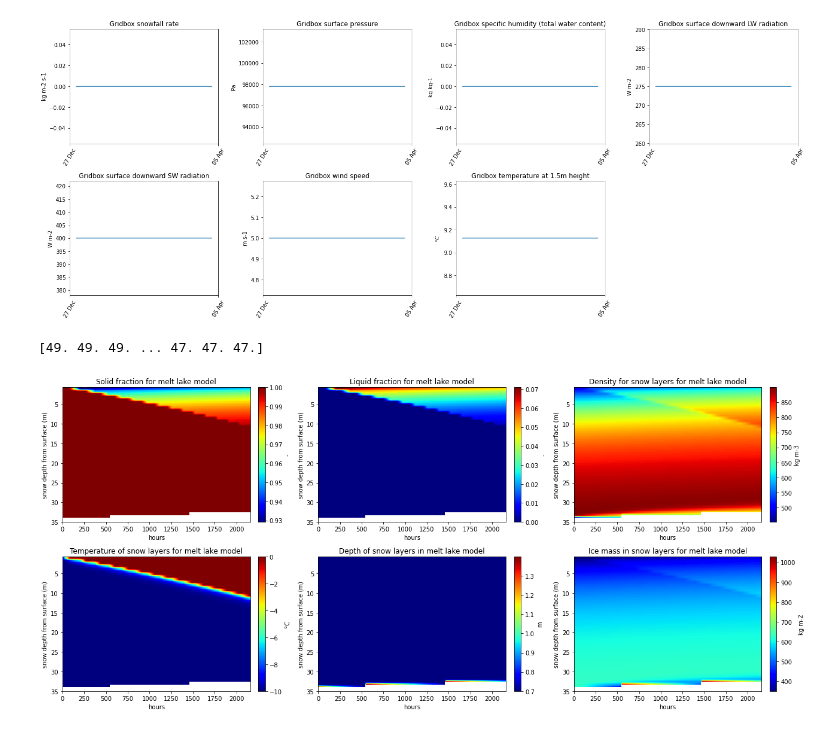
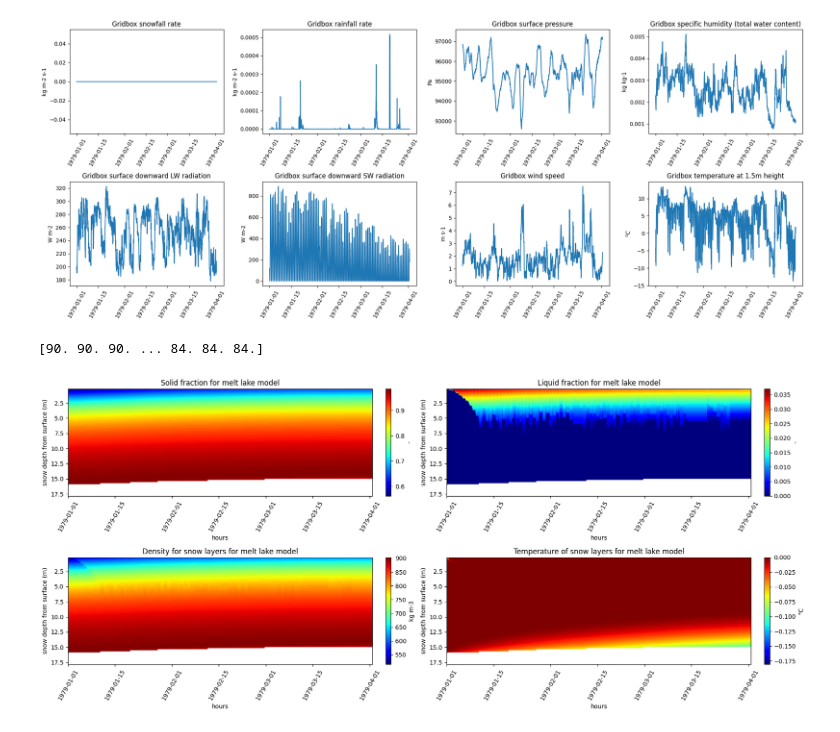
Before and after one commit to sarahshannon-uor/monarchs_jules, a Jupyter notebook: jules/plot_vars_racc.ipynb, the cells around one changed output. Drawn from its saved outputs; the diff is of its cells as text; code cells hidden in the pictures.

Commit message:
Plot jules era5 runs on racc2

```diff
--- a/jules/plot_vars_racc.ipynb
+++ b/jules/plot_vars_racc.ipynb
@@ -12,16 +12,16 @@ register_matplotlib_converters()
 
 home       = os.path.expanduser("~")
 yaml_path  = os.path.join(home, 'dirpaths.yaml')
-data_dir   = yaml.safe_load(open(yaml_path))['DATA_PATH']
+data_dir   = yaml.safe_load(open(yaml_path))['CPOM2_PATH']
 
-fname      = 'era5_warm.vars.nc'
-fpath      = os.path.join(data_dir, 'jules', 'output', 'era5_larsen_b_grid_point', fname)
+fname      = 'era5.vars.nc'
+fpath      = os.path.join(data_dir, 'jules', 'output', 'jules_vn7.9','era5_gridded_meltlake', fname)
 output     = nc.Dataset(fpath, 'r')
-start_time = pd.Timestamp('2013-01-01 00:00')
+start_time = pd.Timestamp('1979-01-01 00:00')
 # %%
 # plot all vars with dimensions (time, y, x)
 #gb_vars = [v for v in output.variables if output.variables[v].dimensions == ('time', 'y', 'x')]
-gb_vars = ['snowfall','pstar','qw1','lw_down','sw_down','wind','t1p5m_gb']
+gb_vars = ['snowfall','rainfall','pstar','qw1','lw_down','sw_down','wind','t1p5m_gb']
 
 fig, axes = plt.subplots(-(-len(gb_vars) // 4), 4, figsize=(20, 4 * ((len(gb_vars) + 3) // 4)))
 axes = axes.flat
@@ -31,7 +31,7 @@ for ax, v in zip(axes, gb_vars):
 
 
     units = getattr(output[v], 'units', '')
-    time = pd.date_range(start=start_time, periods=len(data), freq='H')
+    time = pd.date_range(start=start_time, periods=len(data), freq='h')
 
     if v == 't1p5m_gb':
         data -= 273.15
@@ -41,8 +41,8 @@ for ax, v in zip(axes, gb_vars):
     ax.set_title(getattr(output[v], 'long_name', v))
     ax.set_ylabel(units)
 
-    ax.xaxis.set_major_locator(mdates.DayLocator(interval=360))
-    ax.xaxis.set_major_formatter(mdates.DateFormatter('%d %b'))
+    #ax.xaxis.set_major_locator(mdates.DayLocator(interval=360))
+    #ax.xaxis.set_major_formatter(mdates.DateFormatter('%d %b'))
 
 
     ax.tick_params(axis='x', rotation=60)
@@ -53,55 +53,66 @@ for ax in axes[len(gb_vars):]:
 plt.tight_layout()
 plt.show()
 # %% [output]
-[figure, old version]
+[figure, new version]
 # %%
 nsnow = output['nsnow'][:, 8, 0, 0]
 print(nsnow)
 # %% [output]
-[49. 49. 49. ... 47. 47. 47.]
+[90. 90. 90. ... 84. 84. 84.]
 # %%
-depth = np.arange(35, 0, -0.7)
+depth = np.arange(18, 0, -0.18)
 
-snow_vars = [v for v in output.variables
-             if output.variables[v].dimensions == ('time', 'snow_ml', 'tile', 'y', 'x')]
+#snow_vars = [v for v in output.variables
+#             if output.variables[v].dimensions == ('time', 'snow_ml', 'tile', 'y', 'x')]
 
-fig, axes = plt.subplots(2, 3, figsize=(18, 8))
+snow_vars = ['sfrac_ml', 'lfrac_ml','rho_snow_ml','tsnow_ml']
+
+fig, axes = plt.subplots(2, 2, figsize=(18, 8))
 axes = axes.flat
 
 nsnow = output['nsnow'][:, 8, 0, 0].astype(int)
 
-# safe colormap copy
-cmap = copy.copy(plt.cm.get_cmap('jet'))
+#cmap = copy.copy(plt.cm.get_cmap('jet'))
+cmap = copy.copy(plt.colormaps['jet'])
+
 cmap.set_bad('white')
+
+time_num = mdates.date2num(time)
 
 for ax, v in zip(axes, snow_vars):
 
-    data = np.array(output[v][:,:, -1, 0, 0])
+    data = np.array(output[v][:,:, 8, 0, 0])
     units = getattr(output[v], 'units', '')
     if v == 'tsnow_ml':
         data -= 273.15
         units = '°C'
 
-    time = pd.date_range(start=start_time, periods=len(data), freq='H')
+    #time = pd.date_range(start=start_time, periods=len(data), freq='h')
+
 
     # mask inactive levels
     for t, n_active in enumerate(nsnow):
         if n_active < data.shape[1]:
             data[t, n_active:] = np.nan
 
-    im = ax.imshow(data.T, aspect='auto', origin='lower', cmap=cmap,extent=[0, data.shape[0], depth[-1], depth[0]])
+    #im = ax.imshow(data.T, aspect='auto', origin='lower', cmap=cmap,extent=[0, data.shape[0], depth[-1], depth[0]])
+    im = ax.imshow(data.T, aspect='auto', origin='lower', cmap=cmap, extent=[time_num[0], time_num[-1], depth[-1], depth[1]])
+
     ax.set(title=getattr(output[v], 'long_name', v), ylabel='snow depth from surface (m)', xlabel='hours')
     plt.colorbar(im, ax=ax, label=units, fraction=0.046, pad=0.04)
     ax.invert_yaxis()
+    ax.xaxis_date()
+    ax.xaxis.set_major_formatter(mdates.DateFormatter('%Y-%m-%d'))
+    ax.tick_params(axis='x', rotation=60)
     #ax.set_ylim(0, 10)
 
 for ax in axes[len(snow_vars):]:
     ax.remove()
 
 plt.tight_layout()
 plt.show()
 # %% [output]
-[figure, old version]
+[figure, new version]
 # %%
 #end of run values
 #nsnow = output.variables['nsnow'][:,8,0,0]
```
Also changed, not shown: parts of 4 cells of this notebook, 2 other files.
